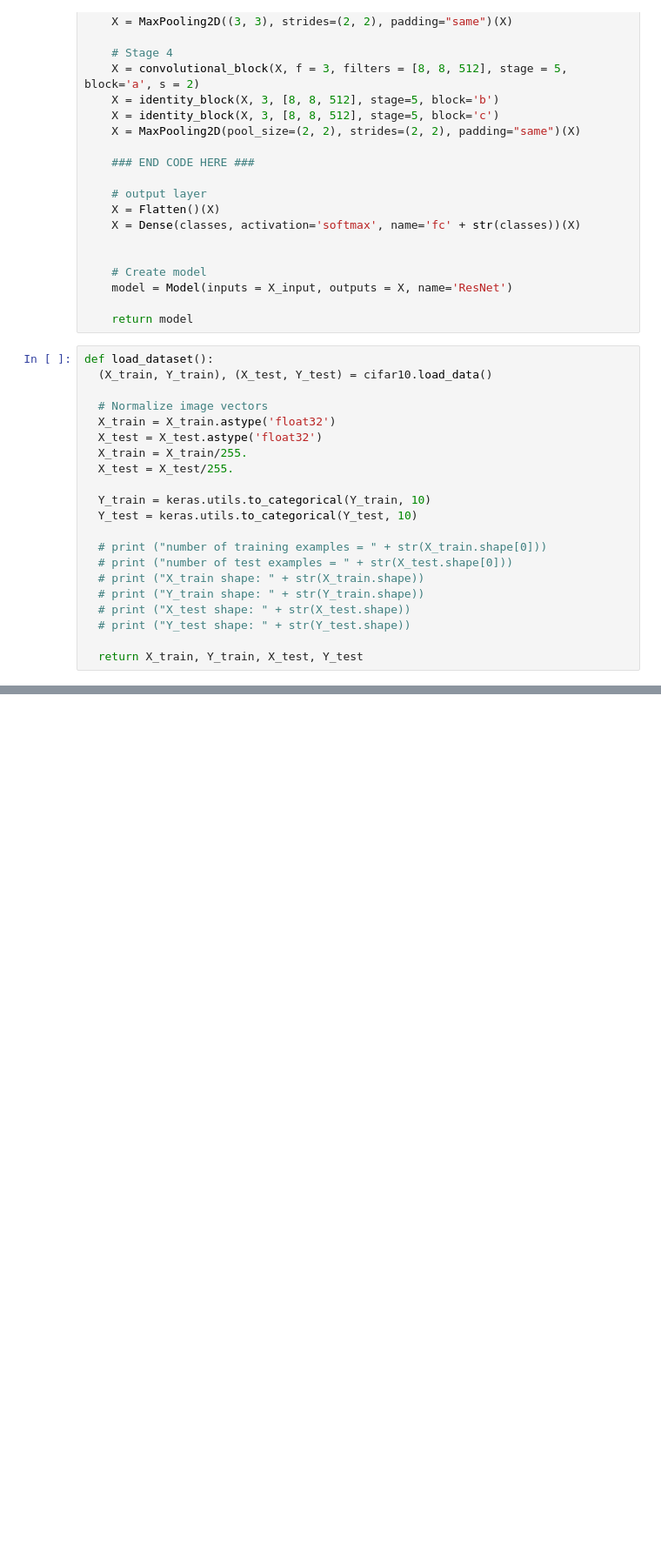
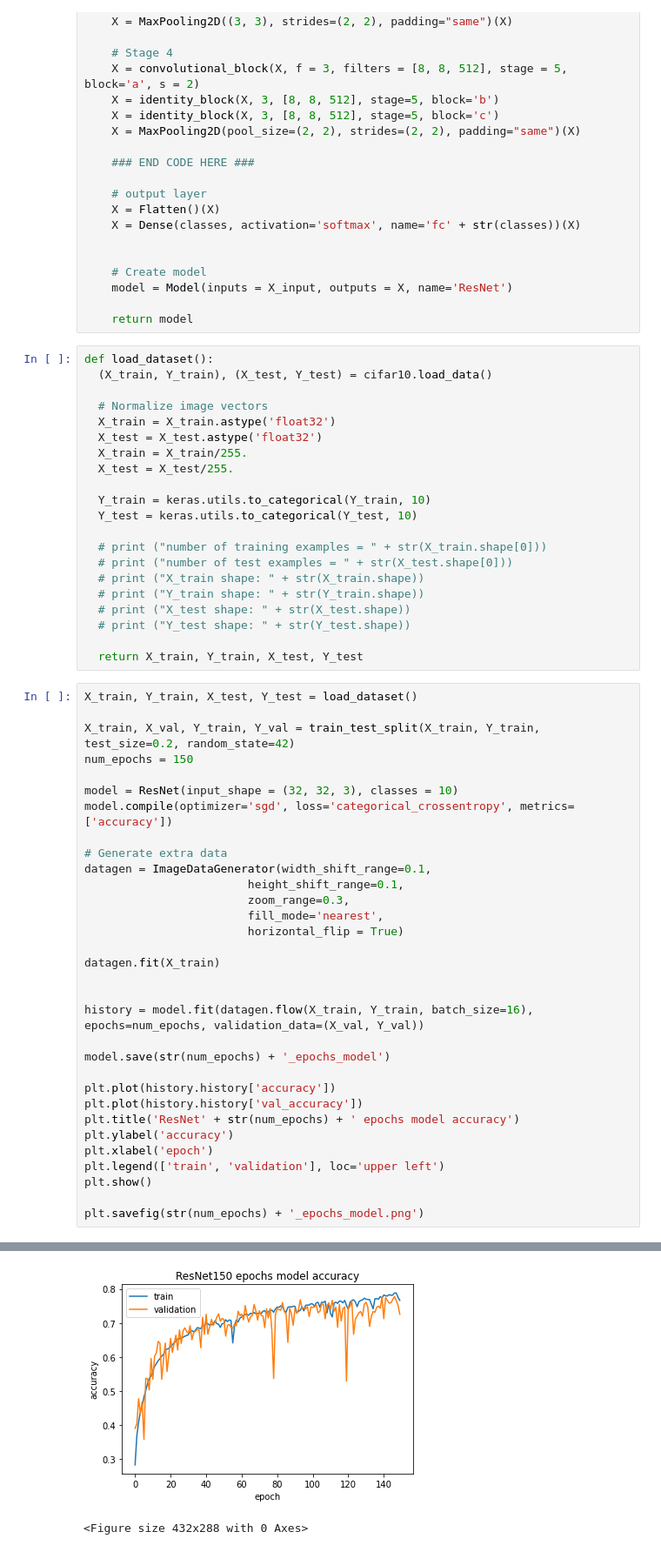
Before and after one commit to TechVo/CNN, a Jupyter notebook: Resnet_Cifar10.ipynb, the cells around one changed output, grey strips where cells are left out. Shown at 87% size. Saved outputs shown, nothing was run; the diff lists cells and outputs as text; blank space fills up the shorter version.

```diff
--- a/Resnet_Cifar10.ipynb
+++ b/Resnet_Cifar10.ipynb
@@ -162,3 +162,36 @@ def load_dataset():
   # print ("Y_test shape: " + str(Y_test.shape))
 
   return X_train, Y_train, X_test, Y_test
+# %%
+X_train, Y_train, X_test, Y_test = load_dataset()
+
+X_train, X_val, Y_train, Y_val = train_test_split(X_train, Y_train, test_size=0.2, random_state=42)
+num_epochs = 150
+
+model = ResNet(input_shape = (32, 32, 3), classes = 10)
+model.compile(optimizer='sgd', loss='categorical_crossentropy', metrics=['accuracy'])
+
+# Generate extra data
+datagen = ImageDataGenerator(width_shift_range=0.1,
+                        height_shift_range=0.1,
+                        zoom_range=0.3,
+                        fill_mode='nearest',
+                        horizontal_flip = True)
+
+datagen.fit(X_train)
+
+
+history = model.fit(datagen.flow(X_train, Y_train, batch_size=16), epochs=num_epochs, validation_data=(X_val, Y_val))
+
+model.save(str(num_epochs) + '_epochs_model')
+
+plt.plot(history.history['accuracy'])
+plt.plot(history.history['val_accuracy'])
+plt.title('ResNet' + str(num_epochs) + ' epochs model accuracy')
+plt.ylabel('accuracy')
+plt.xlabel('epoch')
+plt.legend(['train', 'validation'], loc='upper left')
+plt.show()
+
+plt.savefig(str(num_epochs) + '_epochs_model.png')
+# %% [output]
@@ -165 +215,3 @@ def load_dataset():
+[figure, added]
+<Figure size 432x288 with 0 Axes>
 # %%
```
Also changed, not shown: parts of 4 cells of this notebook.
